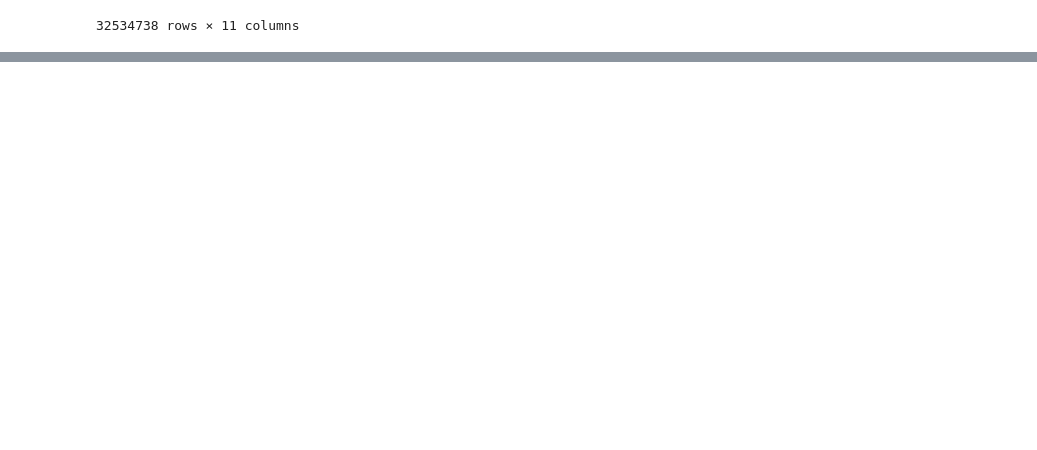
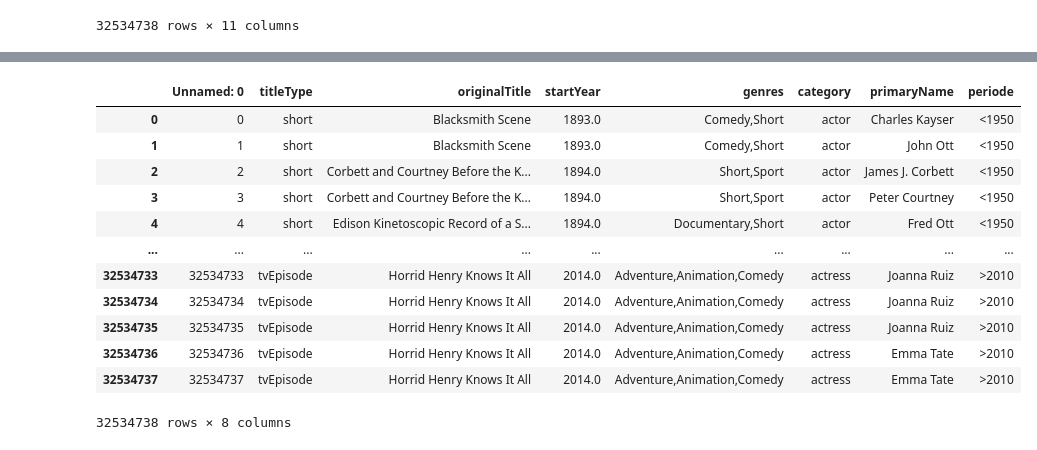
Before and after one commit to aurelieDANIEL2003/projet2_AAA, a Jupyter notebook: comparaison.ipynb, the cells around one changed output, grey strips where cells are left out. Saved outputs shown, nothing was run; the diff lists cells and outputs as text; code cells hidden in the pictures; blank space fills up the shorter version.

```diff
--- a/comparaison.ipynb
+++ b/comparaison.ipynb
@@ -10,3 +7,5 @@ chemin_bd = r"C:/Users/aure_/Desktop/Documents/bd/IMBd_a_ignorer_df/"
+# %%
+chemin_bd = r"./bd_ignore/"
 # %%
 df_merge2_gros = pd.read_csv(chemin_bd + 'resultat/df_merge2a.csv')
 # %%
@@ -35,0 +256,18 @@ NameError: name 'pd' is not defined
+# %%
+df_actor_periode = pd.read_csv(chemin_bd + 'resultat/df_merge_actor_csv.csv')
+# %%
+df_actor_periode
+# %% [output]
+|  | Unnamed: 0 | titleType | originalTitle | startYear | genres | category | primaryName | periode |
+| 0 | 0 | short | Blacksmith Scene | 1893.0 | Comedy,Short | actor | Charles Kayser | <1950 |
+| 1 | 1 | short | Blacksmith Scene | 1893.0 | Comedy,Short | actor | John Ott | <1950 |
+| 2 | 2 | short | Corbett and Courtney Before the K... | 1894.0 | Short,Sport | actor | James J. Corbett | <1950 |
+| 3 | 3 | short | Corbett and Courtney Before the K... | 1894.0 | Short,Sport | actor | Peter Courtney | <1950 |
+| 4 | 4 | short | Edison Kinetoscopic Record of a S... | 1894.0 | Documentary,Short | actor | Fred Ott | <1950 |
+| ... | ... | ... | ... | ... | ... | ... | ... | ... |
+| 32534733 | 32534733 | tvEpisode | Horrid Henry Knows It All | 2014.0 | Adventure,Animation,Comedy | actress | Joanna Ruiz | >2010 |
+| 32534734 | 32534734 | tvEpisode | Horrid Henry Knows It All | 2014.0 | Adventure,Animation,Comedy | actress | Joanna Ruiz | >2010 |
+| 32534735 | 32534735 | tvEpisode | Horrid Henry Knows It All | 2014.0 | Adventure,Animation,Comedy | actress | Joanna Ruiz | >2010 |
+| 32534736 | 32534736 | tvEpisode | Horrid Henry Knows It All | 2014.0 | Adventure,Animation,Comedy | actress | Emma Tate | >2010 |
+| 32534737 | 32534737 | tvEpisode | Horrid Henry Knows It All | 2014.0 | Adventure,Animation,Comedy | actress | Emma Tate | >2010 |
+32534738 rows × 8 columns
```
Also changed, not shown: parts of 69 cells of this notebook, 3 other files.
